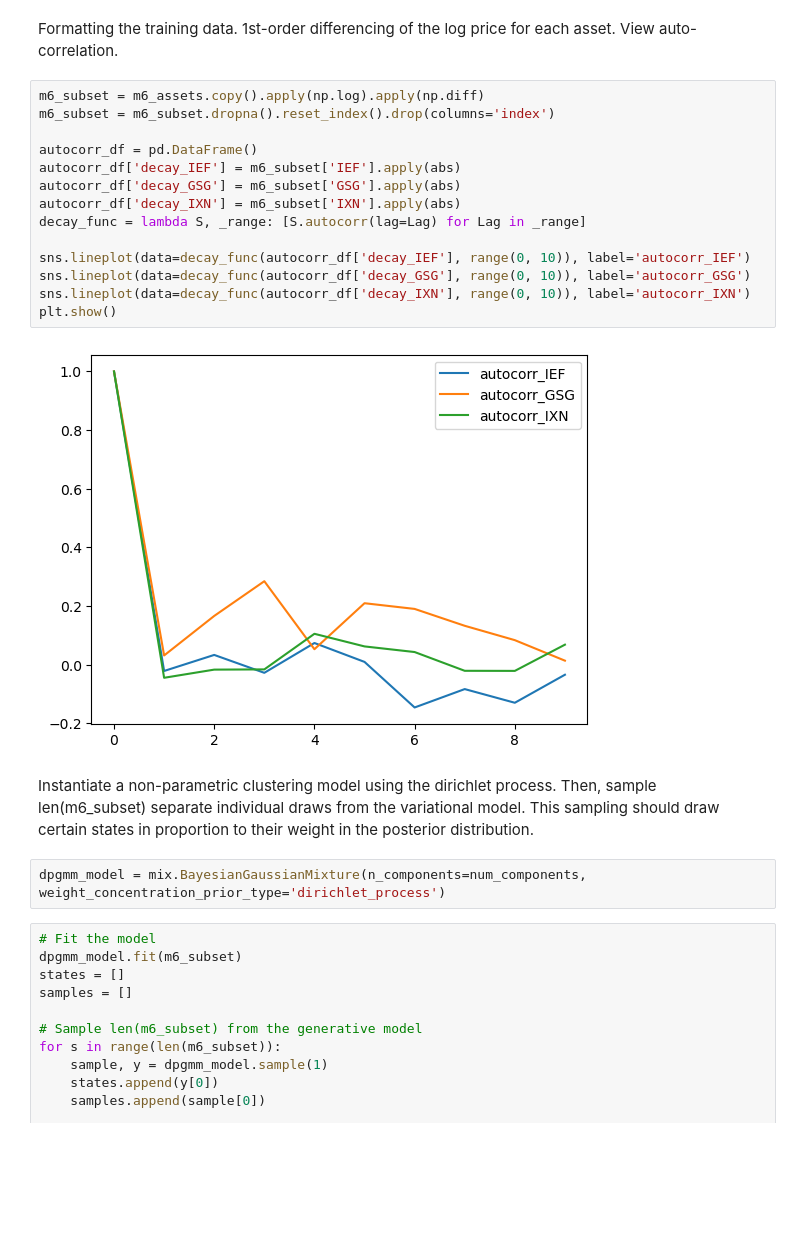
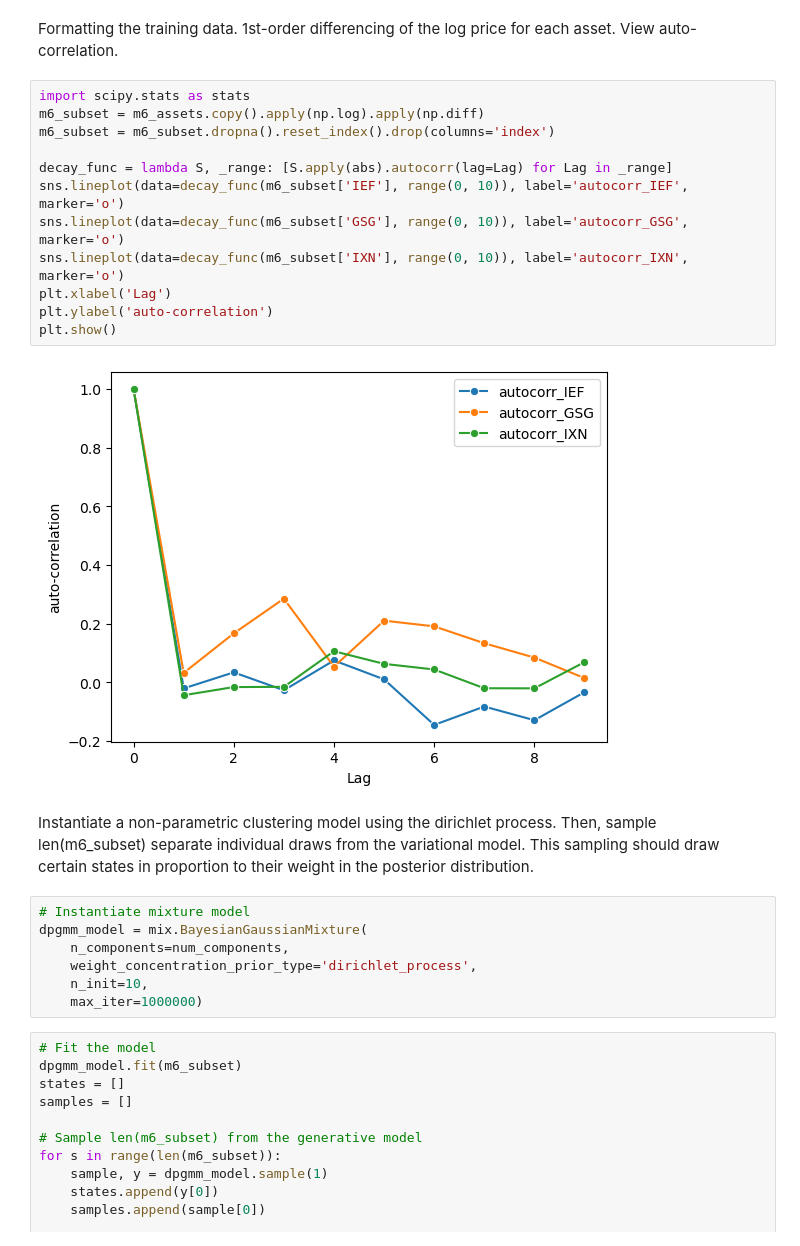
Before and after one commit to regimelab/notebooks, a Jupyter notebook: generative_model.ipynb, the cells around one changed output. Saved outputs shown, nothing was run; the diff lists cells and outputs as text; blank space fills up the shorter version.

```diff
--- a/generative_model.ipynb
+++ b/generative_model.ipynb
@@ -53,25 +53,28 @@ for sym in assetlist:
 # %% [markdown]
 Formatting the training data. 1st-order differencing of the log price for each asset. View auto-correlation.
 # %%
+import scipy.stats as stats
 m6_subset = m6_assets.copy().apply(np.log).apply(np.diff)
 m6_subset = m6_subset.dropna().reset_index().drop(columns='index')
 
-autocorr_df = pd.DataFrame()
-autocorr_df['decay_IEF'] = m6_subset['IEF'].apply(abs)
-autocorr_df['decay_GSG'] = m6_subset['GSG'].apply(abs)
-autocorr_df['decay_IXN'] = m6_subset['IXN'].apply(abs)
-decay_func = lambda S, _range: [S.autocorr(lag=Lag) for Lag in _range]
-
-sns.lineplot(data=decay_func(autocorr_df['decay_IEF'], range(0, 10)), label='autocorr_IEF')
-sns.lineplot(data=decay_func(autocorr_df['decay_GSG'], range(0, 10)), label='autocorr_GSG')
-sns.lineplot(data=decay_func(autocorr_df['decay_IXN'], range(0, 10)), label='autocorr_IXN')
+decay_func = lambda S, _range: [S.apply(abs).autocorr(lag=Lag) for Lag in _range]
+sns.lineplot(data=decay_func(m6_subset['IEF'], range(0, 10)), label='autocorr_IEF', marker='o')
+sns.lineplot(data=decay_func(m6_subset['GSG'], range(0, 10)), label='autocorr_GSG', marker='o')
+sns.lineplot(data=decay_func(m6_subset['IXN'], range(0, 10)), label='autocorr_IXN', marker='o')
+plt.xlabel('Lag')
+plt.ylabel('auto-correlation')
 plt.show()
 # %% [output]
-[figure, old version]
+[figure, new version]
 # %% [markdown]
 Instantiate a non-parametric clustering model using the dirichlet process. Then, sample len(m6_subset) separate individual draws from the variational model. This sampling should draw certain states in proportion to their weight in the posterior distribution.
 # %%
-dpgmm_model = mix.BayesianGaussianMixture(n_components=num_components, weight_concentration_prior_type='dirichlet_process')
+# Instantiate mixture model
+dpgmm_model = mix.BayesianGaussianMixture(
+    n_components=num_components,
+    weight_concentration_prior_type='dirichlet_process',
+    n_init=10,
+    max_iter=1000000)
 # %%
 # Fit the model
 dpgmm_model.fit(m6_subset)
```
Also changed, not shown: parts of 4 cells of this notebook.
